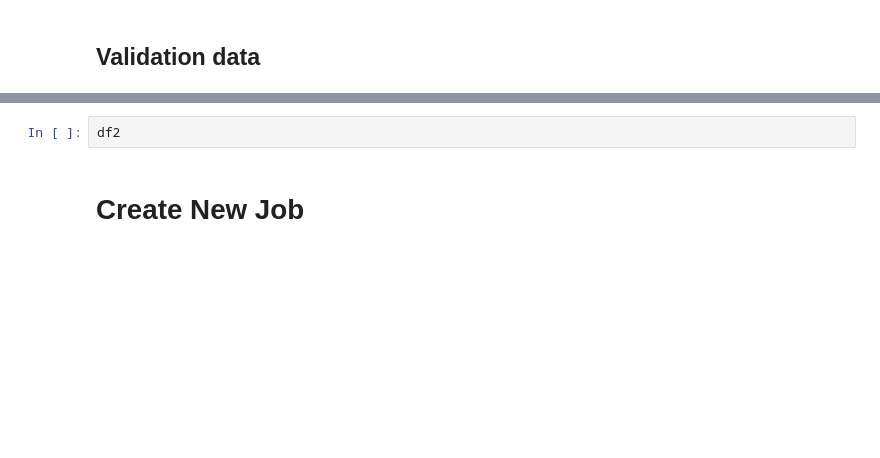
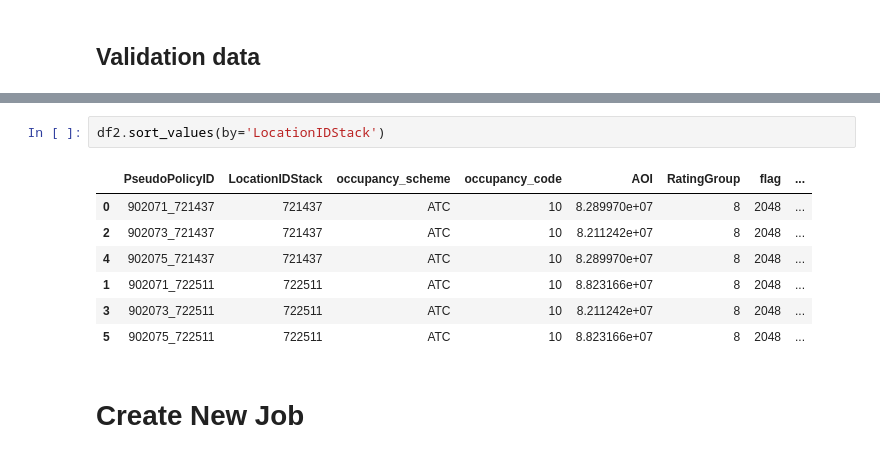
Before and after one commit to hoeun-sim-gc/migrate-repo-test, a Jupyter notebook: pat_dev_sql.ipynb, the cells around one changed output, grey strips where cells are left out. Saved outputs shown, nothing was run; the diff lists cells and outputs as text; blank space fills up the shorter version.

```diff
--- a/pat_dev_sql.ipynb
+++ b/pat_dev_sql.ipynb
@@ -43,5 +83,13 @@ print(len(df1), len(df2), len(df3))
-# %%
-df2
+# %%
+df2.sort_values(by='LocationIDStack')
+# %% [output]
+|  | PseudoPolicyID | LocationIDStack | occupancy_scheme | occupancy_code | AOI | RatingGroup | flag | ... |
+| 0 | 902071_721437 | 721437 | ATC | 10 | 8.289970e+07 | 8 | 2048 | ... |
+| 2 | 902073_721437 | 721437 | ATC | 10 | 8.211242e+07 | 8 | 2048 | ... |
+| 4 | 902075_721437 | 721437 | ATC | 10 | 8.289970e+07 | 8 | 2048 | ... |
+| 1 | 902071_722511 | 722511 | ATC | 10 | 8.823166e+07 | 8 | 2048 | ... |
+| 3 | 902073_722511 | 722511 | ATC | 10 | 8.211242e+07 | 8 | 2048 | ... |
+| 5 | 902075_722511 | 722511 | ATC | 10 | 8.823166e+07 | 8 | 2048 | ... |
 # %% [markdown]
 # Create New Job
 # %%
```
Also changed, not shown: parts of 11 cells of this notebook, 11 other files.
